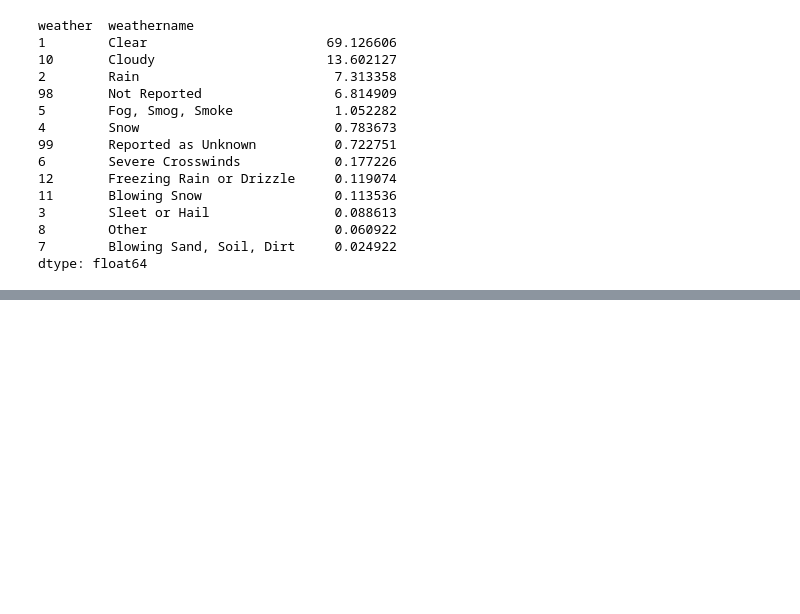
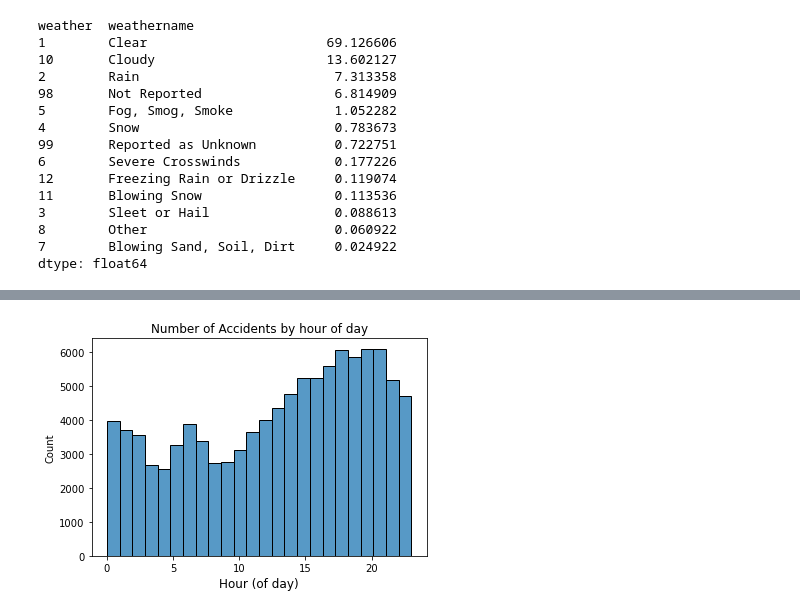
Before and after one commit to xsteez/Data-A-Team, a Jupyter notebook: niraj.ipynb, the cells around one changed output, grey strips where cells are left out. Cells and saved outputs as stored; diff of their text form; code cells hidden in the pictures; blank space fills up the shorter version.

Commit message:
time series data for accident

```diff
--- a/niraj.ipynb
+++ b/niraj.ipynb
@@ -20,8 +27,22 @@ df_vision = pd.read_csv("./data/" + folder + "VISION.CSV")
 df_distract = pd.read_csv("./data/" + folder + "DISTRACT.CSV")
 df_maneuver = pd.read_csv("./data/" + folder + "maneuver.CSV")
 df_weather = pd.read_csv("./data/" + folder + "weather.CSV")
-df_accident = pd.read_csv("./data/" + folder + "accident.CSV")
+#df_accident = pd.read_csv("./data/" + folder + "accident.CSV") # accident is done for multiple years
 df_factor = pd.read_csv("./data/" + folder + "factor.CSV")
+
+
+# get accident data for all years
+folderFARS = "FARS"
+folderType = "NationalCSV/"
+
+df_accident = pd.DataFrame()
+
+# try with 3 years first
+for i in range( 2018, 2021):
+    folder_name = folderFARS + str(i) + folderType
+    print(i, folder_name)
+    df_accident = df_accident.append(pd.read_csv("./data/" + folder_name + "accident.CSV"))
+
 
 # Make column names lowercase
 df_vehicle.columns = df_vehicle.columns.str.lower()
@@ -33,0 +67,3 @@ df_factor.columns = df_factor.columns.str.lower()
+# %%
+# reset index
+df_accident.reset_index(drop=True, inplace=True)
@@ -495,0 +576,13 @@ dtype: float64
+# %%
+# Accidents by hour
+plt.figure( figsize=(6,4))
+
+# For the plot ignore the unknown (99) hours - they are less than 1%
+sns.histplot(df_accident[df_accident['hour'] < 99 ]['hour'], bins = 24);
+plt.title( "Number of Accidents by hour of day")
+plt.xlabel("Hour (of day)", fontsize=12);
+#plt.ylabel("Obscured By", fontsize=12);
+
+# 6-10pm have the most accidents
+# %% [output]
+[figure, added]
```
Also changed, not shown: parts of 34 cells of this notebook, 1 other file.
